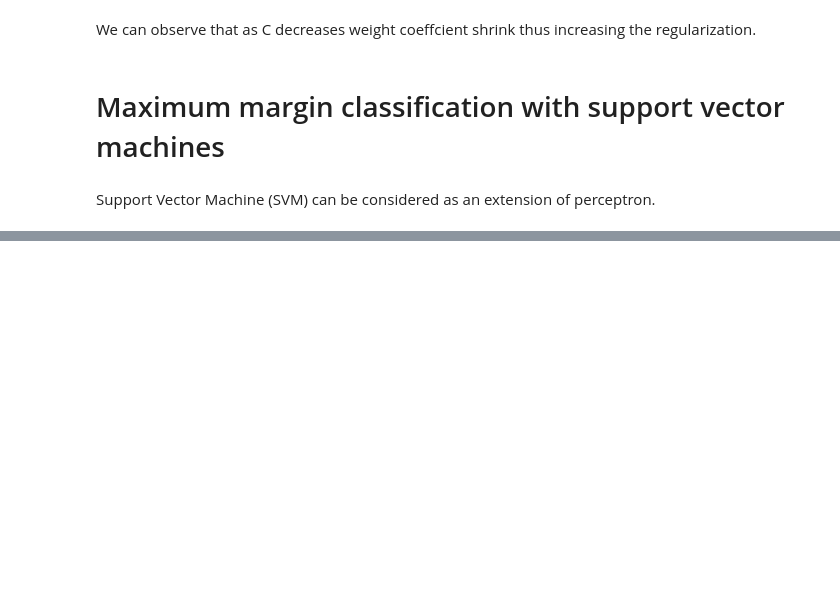
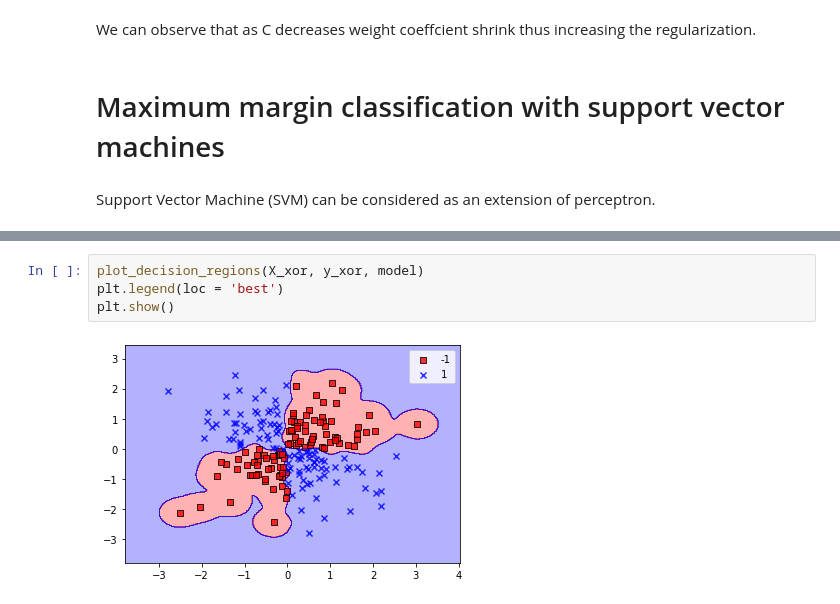
Before and after one commit to rishav-ish/MachineLearning, a Jupyter notebook: Chapter 3.ipynb, the cells around one changed output, grey strips where cells are left out. Cells and saved outputs as stored; diff of their text form; blank space fills up the shorter version.

```diff
--- a/Chapter 3.ipynb
+++ b/Chapter 3.ipynb
@@ -344,0 +464,6 @@ Support Vector Machine (SVM) can be considered as an extension of perceptron.
+# %%
+plot_decision_regions(X_xor, y_xor, model)
+plt.legend(loc = 'best')
+plt.show()
+# %% [output]
+[figure, added]
```
Also changed, not shown: parts of 47 cells of this notebook, 1 other file.
